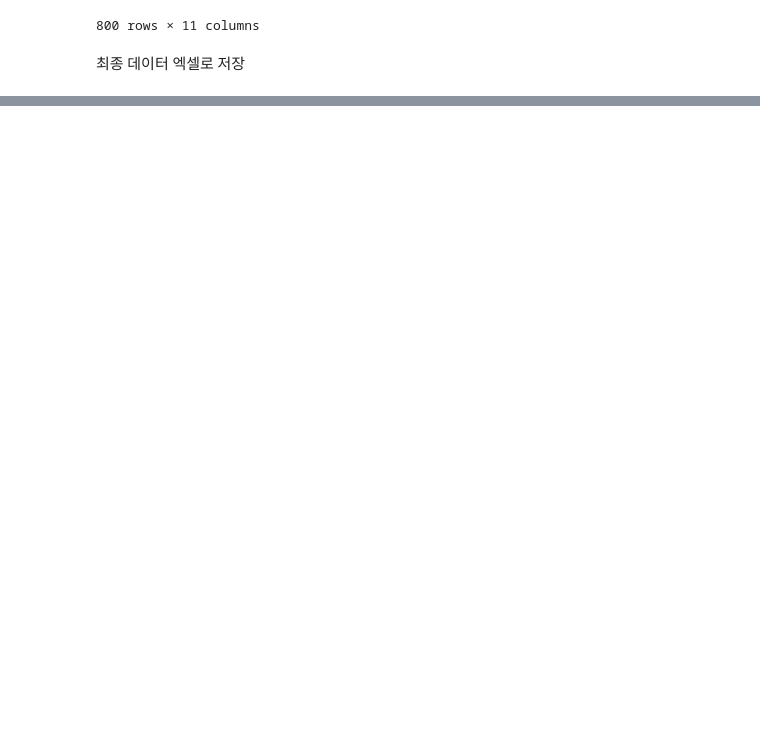
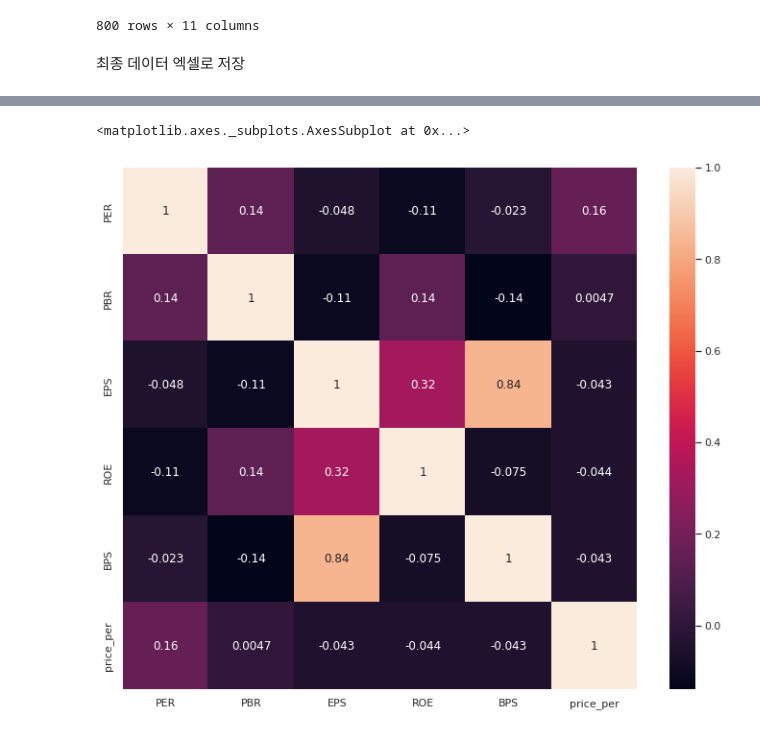
Before and after one commit to sphy1597/Spp_k-digital-2-, a Jupyter notebook: spp.ipynb, the cells around one changed output, grey strips where cells are left out. Cells and saved outputs as stored; diff of their text form; code cells hidden in the pictures; blank space fills up the shorter version.

```diff
--- a/spp.ipynb
+++ b/spp.ipynb
@@ -249,0 +272,3 @@ all_data.to_excel('alldata.xlsx')
+# %%
+data = read_excel('/content/studydata.xlsx', thousands=',')
+data
@@ -249,0 +295,7 @@ all_data.to_excel('alldata.xlsx')
+# %%
+sns.set(rc={'figure.figsize':(12,10)})
+correlation_matrix = data.corr().round(5)
+sns.heatmap(data=correlation_matrix, annot=True)
+# %% [output]
+<matplotlib.axes._subplots.AxesSubplot at 0x...>
+[figure, added]
```
Also changed, not shown: parts of 12 cells of this notebook.
